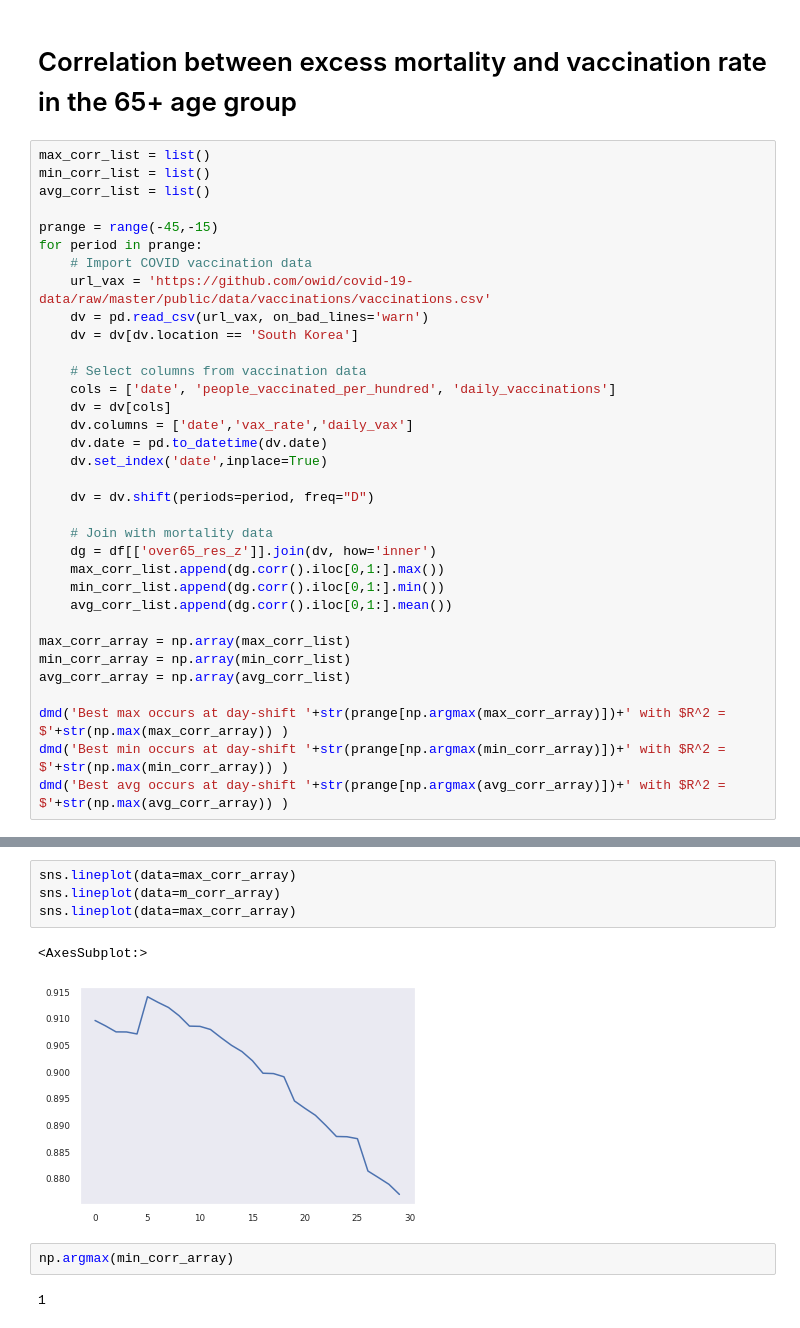
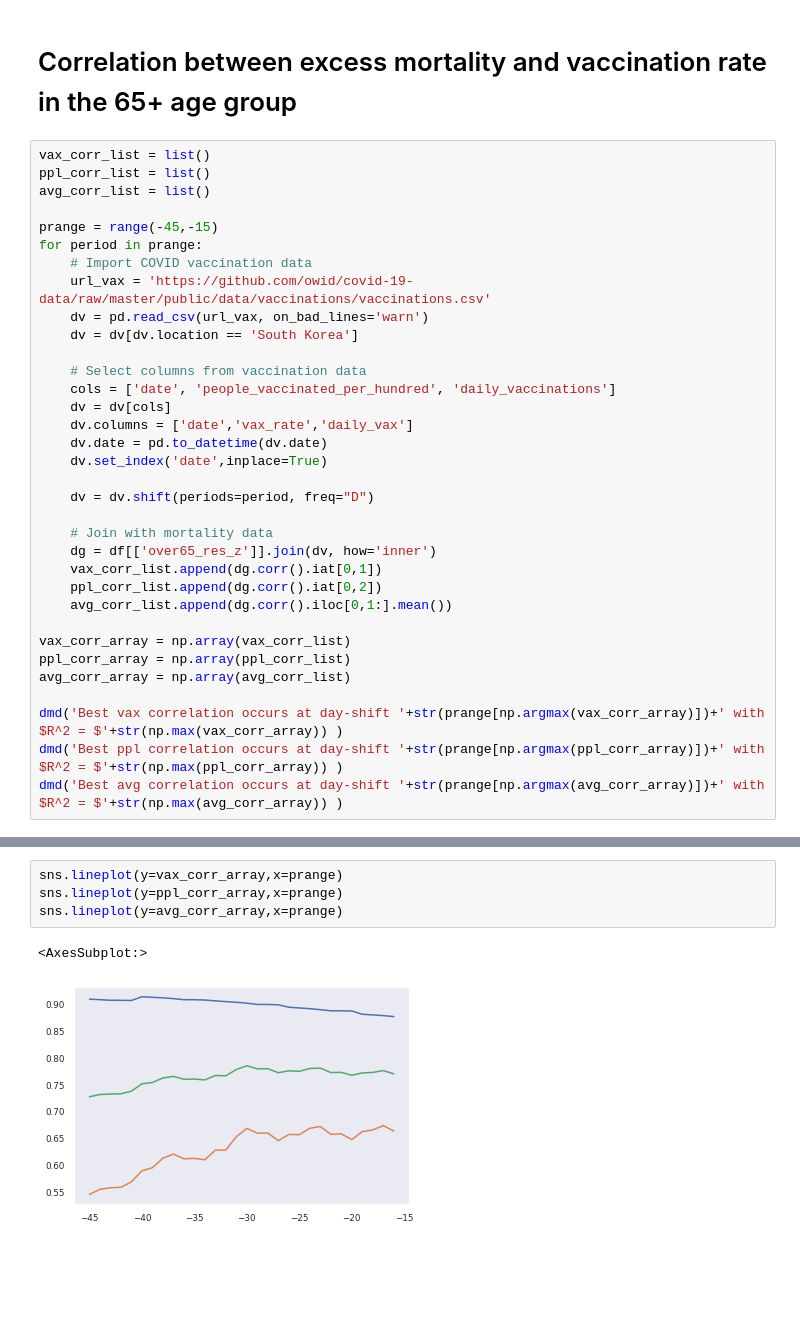
Before and after one commit to unifey/excess-mortality-ROK, a Jupyter notebook: excess-mortality-rok.ipynb, the cells around one changed output, grey strips where cells are left out. Drawn from its saved outputs; the diff is of its cells as text; blank space fills up the shorter version.

```diff
--- a/excess-mortality-rok.ipynb
+++ b/excess-mortality-rok.ipynb
@@ -341,8 +341,8 @@ display(dr2)
 # %% [markdown]
 # Correlation between excess mortality and vaccination rate in the 65+ age group
 # %%
-max_corr_list = list()
-min_corr_list = list()
+vax_corr_list = list()
+ppl_corr_list = list()
 avg_corr_list = list()
 
 prange = range(-45,-15)
@@ -363,15 +363,15 @@ for period in prange:
 
     # Join with mortality data
     dg = df[['over65_res_z']].join(dv, how='inner')
-    max_corr_list.append(dg.corr().iloc[0,1:].max())
-    min_corr_list.append(dg.corr().iloc[0,1:].min())
+    vax_corr_list.append(dg.corr().iat[0,1])
+    ppl_corr_list.append(dg.corr().iat[0,2])
     avg_corr_list.append(dg.corr().iloc[0,1:].mean())
 
-max_corr_array = np.array(max_corr_list)
-min_corr_array = np.array(min_corr_list)
+vax_corr_array = np.array(vax_corr_list)
+ppl_corr_array = np.array(ppl_corr_list)
 avg_corr_array = np.array(avg_corr_list)
 
-dmd('Best max occurs at day-shift '+str(prange[np.argmax(max_corr_array)])+' with $R^2 = $'+str(np.max(max_corr_array)) )
-dmd('Best min occurs at day-shift '+str(prange[np.argmax(min_corr_array)])+' with $R^2 = $'+str(np.max(min_corr_array)) )
-dmd('Best avg occurs at day-shift '+str(prange[np.argmax(avg_corr_array)])+' with $R^2 = $'+str(np.max(avg_corr_array)) )
+dmd('Best vax correlation occurs at day-shift '+str(prange[np.argmax(vax_corr_array)])+' with $R^2 = $'+str(np.max(vax_corr_array)) )
+dmd('Best ppl correlation occurs at day-shift '+str(prange[np.argmax(ppl_corr_array)])+' with $R^2 = $'+str(np.max(ppl_corr_array)) )
+dmd('Best avg correlation occurs at day-shift '+str(prange[np.argmax(avg_corr_array)])+' with $R^2 = $'+str(np.max(avg_corr_array)) )
 # %% [output]
@@ -381,12 +381,8 @@ Best avg occurs at day-shift -30 with $R^2 = $0.7853138098660599
-# %%
-sns.lineplot(data=max_corr_array)
-sns.lineplot(data=m_corr_array)
-sns.lineplot(data=max_corr_array)
-# %% [output]
-<AxesSubplot:>
-[figure, removed]
-# %%
-np.argmax(min_corr_array)
-# %% [output]
-1
+# %%
+sns.lineplot(y=vax_corr_array,x=prange)
+sns.lineplot(y=ppl_corr_array,x=prange)
+sns.lineplot(y=avg_corr_array,x=prange)
+# %% [output]
+<AxesSubplot:>
+[figure, added]
 # %%
```
Also changed, not shown: parts of 5 cells of this notebook.
